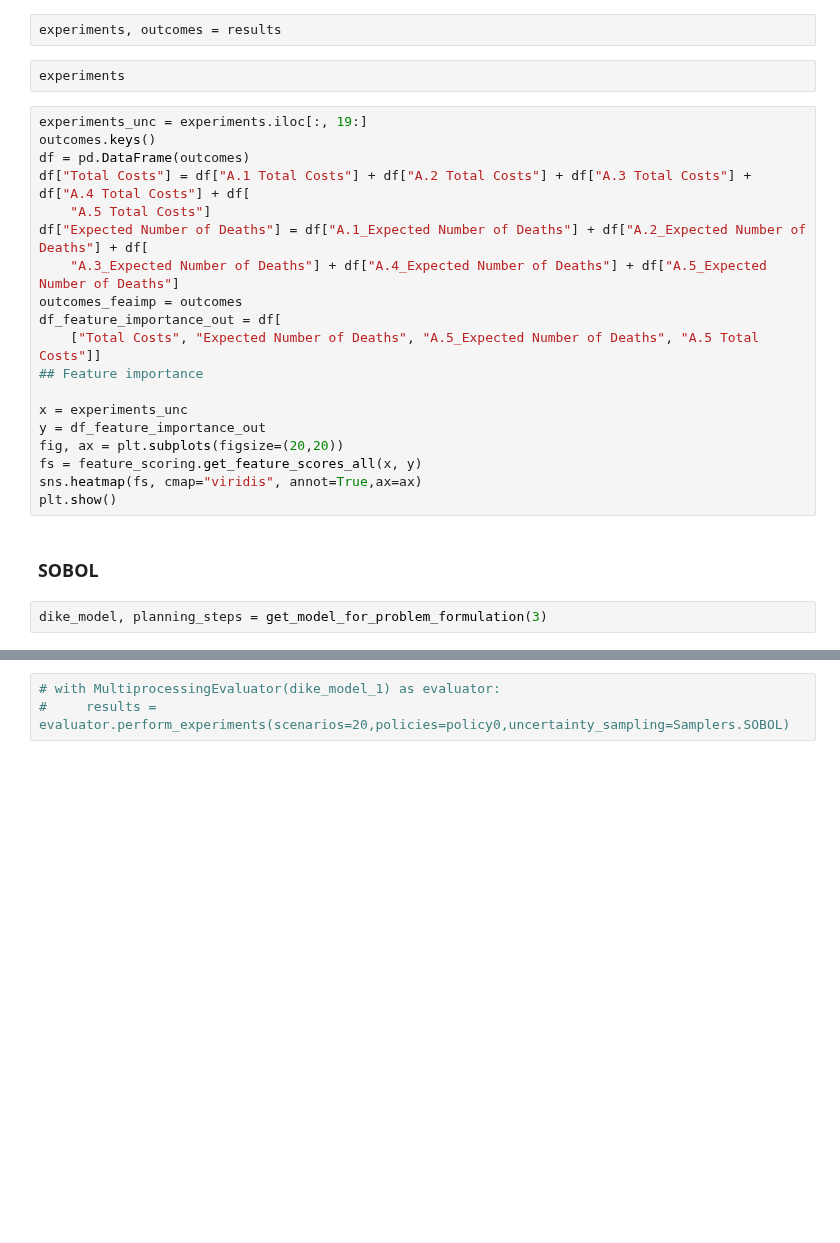
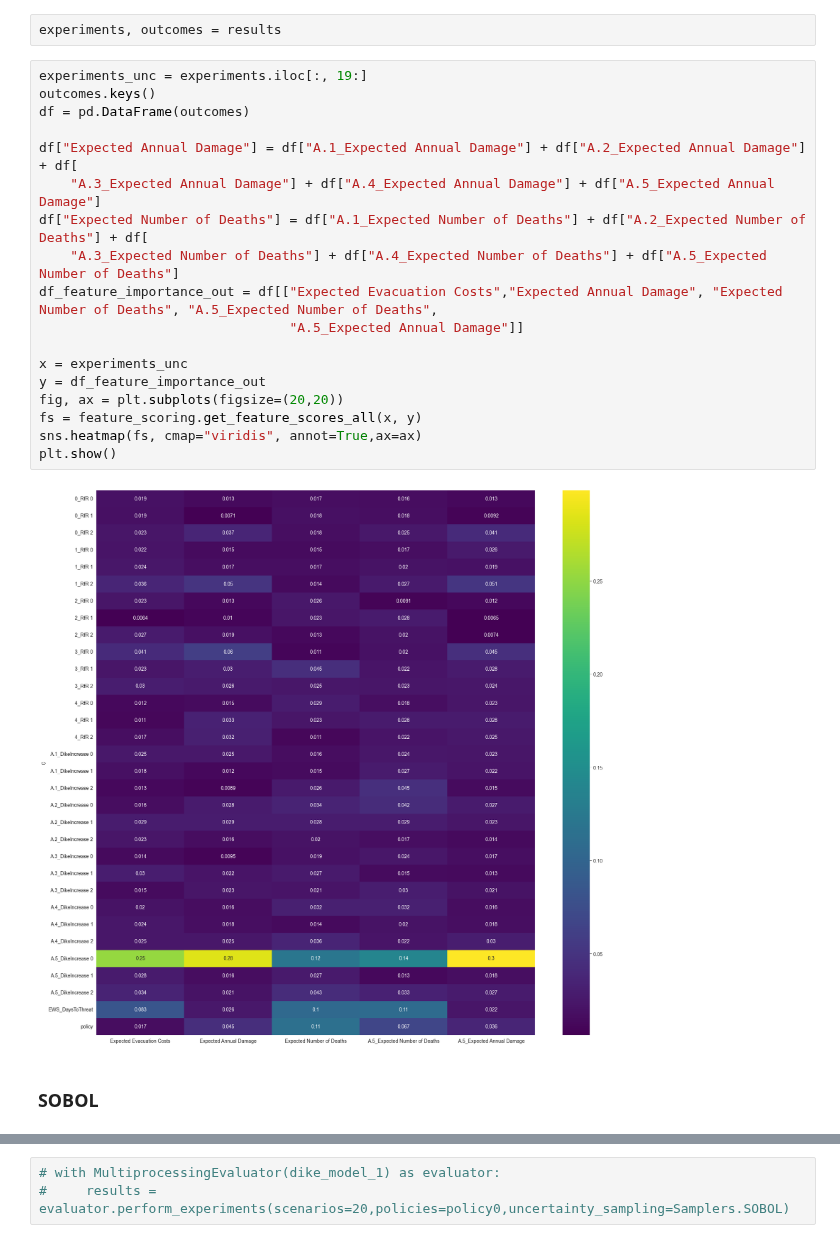
Before and after one commit to roesel1/EPA141A---MD, a Jupyter notebook: final assignment/Open_Exploration_Pol.ipynb, the cells around one changed output, grey strips where cells are left out. Drawn from its saved outputs; the diff is of its cells as text; blank space fills up the shorter version.

```diff
--- a/final assignment/Open_Exploration_Pol.ipynb
+++ b/final assignment/Open_Exploration_Pol.ipynb
@@ -82,29 +35,26 @@ with SequentialEvaluator(dike_model) as evaluator:
     results = evaluator.perform_experiments(uncertainties,100)
 # %%
 experiments, outcomes = results
-# %%
-experiments
 # %%
 experiments_unc = experiments.iloc[:, 19:]
 outcomes.keys()
 df = pd.DataFrame(outcomes)
-df["Total Costs"] = df["A.1 Total Costs"] + df["A.2 Total Costs"] + df["A.3 Total Costs"] + df["A.4 Total Costs"] + df[
-    "A.5 Total Costs"]
+
+df["Expected Annual Damage"] = df["A.1_Expected Annual Damage"] + df["A.2_Expected Annual Damage"] + df[
+    "A.3_Expected Annual Damage"] + df["A.4_Expected Annual Damage"] + df["A.5_Expected Annual Damage"]
 df["Expected Number of Deaths"] = df["A.1_Expected Number of Deaths"] + df["A.2_Expected Number of Deaths"] + df[
     "A.3_Expected Number of Deaths"] + df["A.4_Expected Number of Deaths"] + df["A.5_Expected Number of Deaths"]
-outcomes_feaimp = outcomes
-df_feature_importance_out = df[
-    ["Total Costs", "Expected Number of Deaths", "A.5_Expected Number of Deaths", "A.5 Total Costs"]]
-## Feature importance
+df_feature_importance_out = df[["Expected Evacuation Costs","Expected Annual Damage", "Expected Number of Deaths", "A.5_Expected Number of Deaths",
+                                "A.5_Expected Annual Damage"]]
 
 x = experiments_unc
 y = df_feature_importance_out
 fig, ax = plt.subplots(figsize=(20,20))
 fs = feature_scoring.get_feature_scores_all(x, y)
 sns.heatmap(fs, cmap="viridis", annot=True,ax=ax)
 plt.show()
+# %% [output]
+[figure, added]
 # %% [markdown]
 ### SOBOL
-# %%
-dike_model, planning_steps = get_model_for_problem_formulation(3)
 # %%
```
Also changed, not shown: parts of 10 cells of this notebook, 3 other files.
